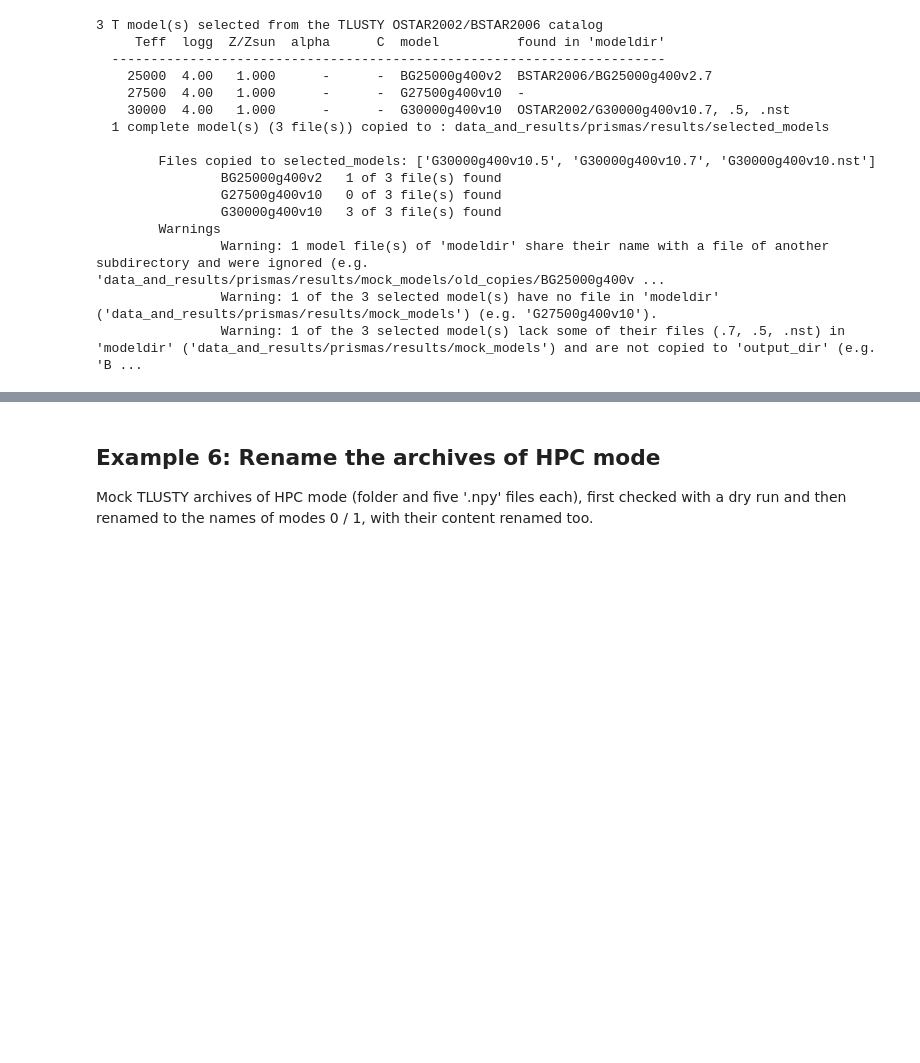
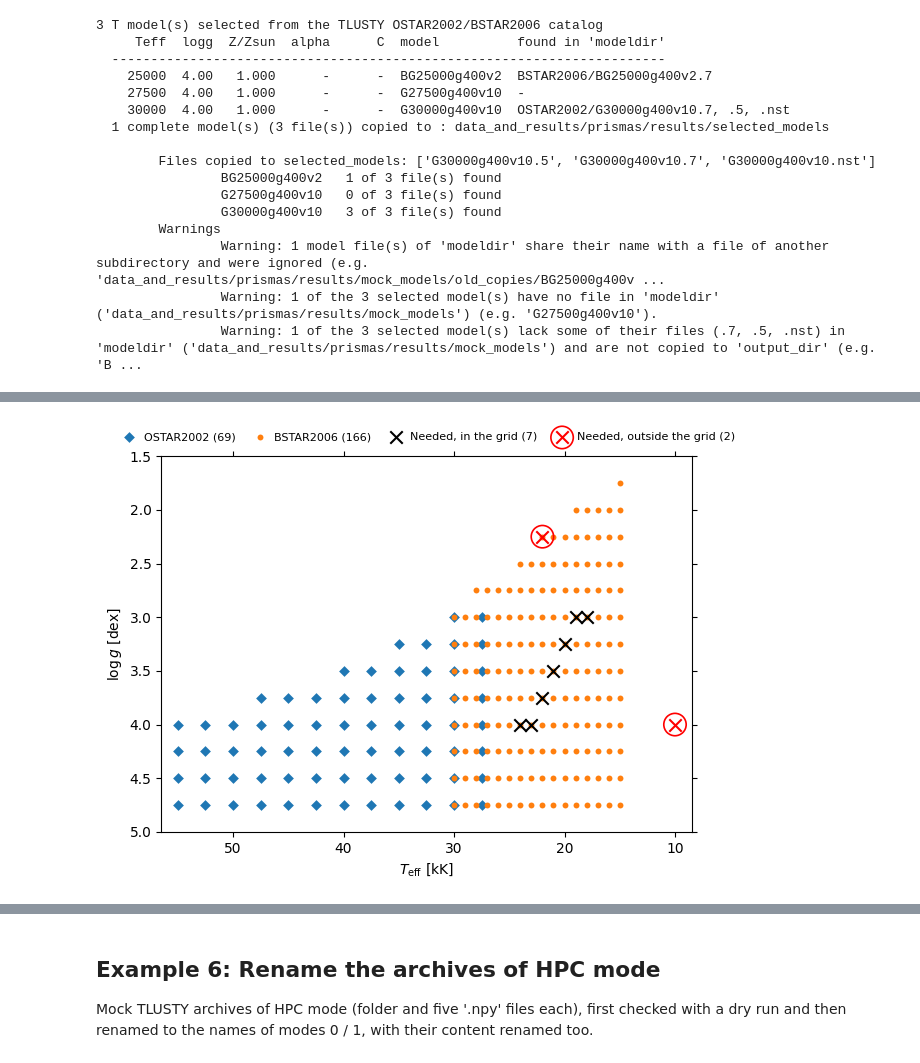
Before and after one commit to DGalanDieguez/PANORAMA, a Jupyter notebook: Demos/prismas_demo.ipynb, the cells around one changed output, grey strips where cells are left out. Saved outputs shown, nothing was run; the diff lists cells and outputs as text; code cells hidden in the pictures; blank space fills up the shorter version.

```diff
--- a/Demos/prismas_demo.ipynb
+++ b/Demos/prismas_demo.ipynb
@@ -52,17 +52,18 @@ work_dir_data    = Path("./data_and_results/prismas/data/")
 work_dir_results = Path("./data_and_results/prismas/results/")
 work_dir_results.mkdir(parents=True, exist_ok=True)
 
-SPAMMS_DIR  = os.environ.get("SPAMMS_DIR")  # Folder where SPAMMS is installed, from the environment variable SPAMMS_DIR (e.g. "/home/user/SPAMMS/"); None skips the SPAMMS grid check of example 5
+SPAMMS_DIR  = os.environ.get("SPAMMS_DIR")  # Folder where SPAMMS is installed, from the environment variable SPAMMS_DIR (e.g. "/home/user/SPAMMS/"); None uses the mock SPAMMS script in example 5
 SPAMMS_GRID = "T"  # Model grid of the SPAMMS input files: 'KC', 'KM' or 'T'
 
 spamms_input = work_dir_data / "input_SPAMMS.txt"  # SPAMMS input file of example 5 (distributed with the repository; run with 'spamms.py')
 
-# Mock model files (example 4) and HPC archives (example 6), written to 'results/' and rebuilt at every run so that old results never alter the outputs
+# Mock model files (example 4), SPAMMS script (example 5) and HPC archives (example 6), written to 'results/' and rebuilt at every run so that old results never alter the outputs
 mock_models_dir = work_dir_results / "mock_models"
 selected_dir    = work_dir_results / "selected_models"
+mock_spamms_dir = work_dir_results / "mock_spamms"
 hpc_dir         = work_dir_results / "hpc_archives"
 renamed_dir     = work_dir_results / "renamed_archives"
-for folder in (mock_models_dir, selected_dir, hpc_dir, renamed_dir):
+for folder in (mock_models_dir, selected_dir, mock_spamms_dir, hpc_dir, renamed_dir):
     shutil.rmtree(folder, ignore_errors=True)
     folder.mkdir(parents=True)
 # %% [markdown]
@@ -241,37 +242,76 @@ Grid entries needed by a SPAMMS input file, their model atmospheres and the figu
 # %%
-print(f"\nSPAMMS input file: {spamms_input.name}")
+# Mock SPAMMS script ('spamms.py', chosen for 'input_SPAMMS.txt'): it accepts the options of the grid check ('-i', '-c', '-n'),
+# issues a warning and prints a fixed list of missing grid points, unsorted: inside the BSTAR2006 grid, outside it (Teff below
+# 15000 K and log g below the grid at 22000 K) and a dummy entry (Teff = 1000 K, disk patch)
+mock_spamms_script = '''"""
+Mock SPAMMS script of the PANORAMA prismas demo: prints a fixed list of missing grid points.
+"""
 
+import argparse
+import warnings
+
+parser = argparse.ArgumentParser()
+parser.add_argument("-i", dest="input_file")
+parser.add_argument("-c", action="store_true")
+parser.add_argument("-n", type=int, default=1)
+parser.parse_args()
+
+warnings.warn("Mock SPAMMS run: the grid check is simulated")
+print("The missing grid points are:")
+print([
+       "T22000_G3.75_Z1.000_V5",
+       "T10000_G4.00_Z1.000_V5",
+       "T18000_G3.00_Z1.000_V5",
+       "T1000_G4.00_Z1.000_V5",
+       "T24000_G4.00_Z1.000_V5",
+       "T20000_G3.25_Z1.000_V5",
+       "T22000_G2.25_Z1.000_V5",
+       "T21000_G3.50_Z1.000_V5",
+       "T23000_G4.00_Z1.000_V5",
+       "T19000_G3.00_Z1.000_V5",
+      ])
+'''
 if SPAMMS_DIR is None:
-    print("\n\tSkipped: set the environment variable SPAMMS_DIR to the folder where SPAMMS is installed to run the grid check ('spamms.py -c').")
+    (mock_spamms_dir / "spamms.py").write_text(mock_spamms_script, encoding="utf-8")
+    spamms_dir = mock_spamms_dir
+    print(f"\nSPAMMS input file: {spamms_input.name} (mock SPAMMS script; set SPAMMS_DIR to run the SPAMMS installation)")
 else:
-    try:
-        print()
-        with warnings.catch_warnings(record=True) as caught:
-            warnings.simplefilter("always")
-            needed = needed_models(
-                                   spamms_inputs=spamms_input,
-                                   spamms_dir=SPAMMS_DIR,
-                                   grid=SPAMMS_GRID,
-                                   output_name=work_dir_results / "spamms_demo",
-                                   show=False
-                                  )
-        for w in caught:
-            print(f"\tWarning: {w.message}")
+    spamms_dir = Path(SPAMMS_DIR)
+    print(f"\nSPAMMS input file: {spamms_input.name} (SPAMMS installation in SPAMMS_DIR)")
 
-        print(f"\n\tGrid entries needed: {len(needed['needed'])}")
-        print(f"\tModel atmospheres needed (first 5): {[m['model'] for m in needed['models']][:5]}")
-        print(f"\tOutside the grid: {len(needed['not_in_grid'])}, dummy: {len(needed['dummy'])}, invalid: {len(needed['invalid'])}")
-        print(f"\tOutput files: {needed['needed_file'].name}, {needed['missing_file'].name}")
-        if needed['fig'] is not None:
-            display(needed['fig'])  # Inline display (the figure is closed by 'savefig_pkl')
-            written_files = savefig_pkl(needed['fig'], work_dir_results / f"spamms_demo_{SPAMMS_GRID}_grid")
-            print(f"\tFigure saved as: {[p.name for p in written_files]}")
-    except Exception as e:  # SPAMMS or the input file not found, or the SPAMMS run failed
-        print(f"\n\tSkipped: {str(e).splitlines()[0]}")
+
+try:
+    print()
+    with warnings.catch_warnings(record=True) as caught:
+        warnings.simplefilter("always")
+        needed = needed_models(
+                               spamms_inputs=spamms_input,
+                               spamms_dir=spamms_dir,
+                               grid=SPAMMS_GRID,
+                               output_name=work_dir_results / "spamms_demo",
+                               show=False
+                              )
+    for w in caught:
+        print(f"\tWarning: {w.message}")
+
+    print(f"\n\tGrid entries needed: {len(needed['needed'])}")
+    print(f"\tModel atmospheres to compute (first 5): {[m['model'] for m in needed['models']][:5]}")
+    print(f"\tOutside the grid: {needed['not_in_grid']}, dummy: {needed['dummy']}, invalid: {needed['invalid']}")
+    for output_file in (needed['tocompute_file'], needed['missing_file']):
+        print(f"\n\tContent of {output_file.name}:")
+        for line in output_file.read_text(encoding="utf-8").splitlines():
+            print(f"\t\t{line}")
+    print("\t(Sorted by increasing Teff, not alphabetically: 'T1000' comes before 'T10000')")
+    if needed['fig'] is not None:
+        display(needed['fig'])  # Inline display (the figure is closed by 'savefig_pkl')
+        written_files = savefig_pkl(needed['fig'], work_dir_results / f"spamms_demo_{SPAMMS_GRID}_grid")
+        print(f"\n\tFigure saved as: {[p.name for p in written_files]}")
+except Exception as e:  # SPAMMS or the input file not found, or the SPAMMS run failed
+    print(f"\n\tSkipped: {str(e).splitlines()[0]}")
 
 print("\nInput check:")
 try:
-    needed_models([], SPAMMS_DIR or ".", SPAMMS_GRID)
+    needed_models([], spamms_dir, SPAMMS_GRID)
 except ValueError as e:  # At least one input file is needed
     print(f"\tRejected: {e}")
 # %% [output]
@@ -283,0 +335 @@ Input check:
+[figure, added]
```
Also changed, not shown: parts of 7 cells of this notebook, 17 other files.
